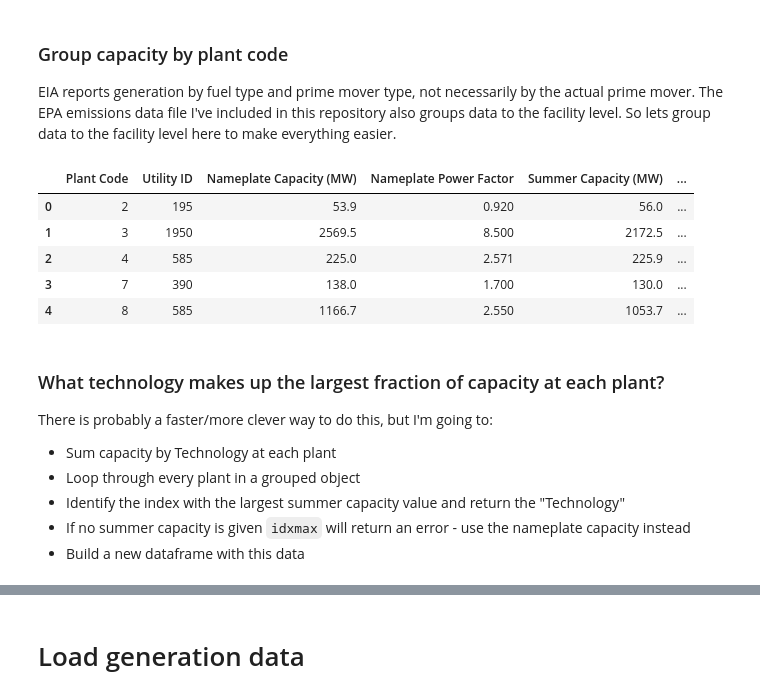
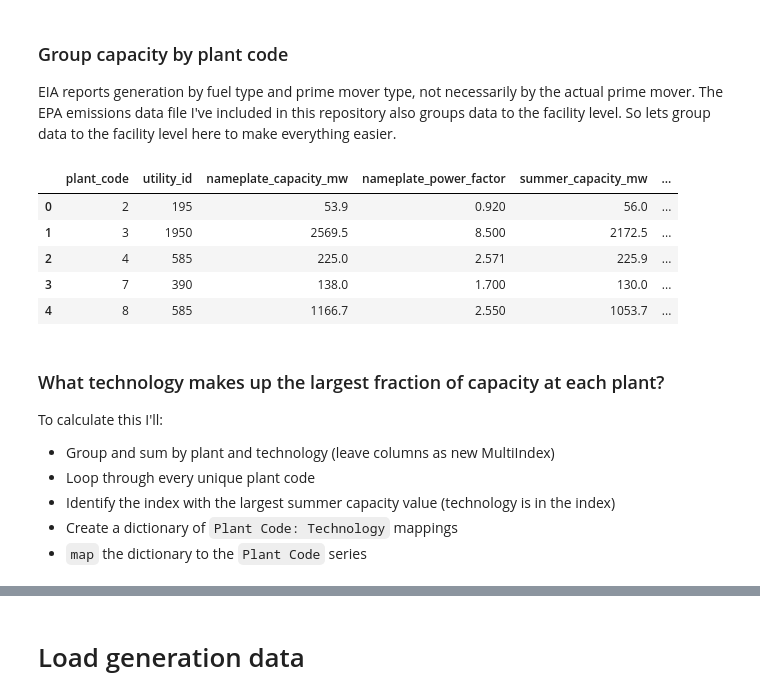
Before and after one commit to gschivley/python-data-analysis-class, a Jupyter notebook: notebooks/Pandas/2 - Explore file imports.ipynb, the cells around one changed output, grey strips where cells are left out. Cells and saved outputs as stored; diff of their text form; code cells hidden in the pictures.

```diff
--- a/notebooks/Pandas/2 - Explore file imports.ipynb
+++ b/notebooks/Pandas/2 - Explore file imports.ipynb
@@ -348,13 +359,18 @@ Multiple Fuels?                                                             obje
 Cofire Fuels?                                                               object
 Switch Between Oil and Natural Gas?                                         object
 dtype: object
+# %%
+capacity.columns = (capacity.columns.str.lower()
+                                    .str.replace('[^0-9a-z]+', ' ')
+                                    .str.strip()
+                                    .str.replace(' ', '_'))
 # %% [markdown]
 ### Group capacity by plant code
 EIA reports generation by fuel type and prime mover type, not necessarily by the actual prime mover. The EPA emissions data file I've included in this repository also groups data to the facility level. So lets group data to the facility level here to make everything easier.
 # %%
-capacity.groupby('Plant Code', as_index=False).sum().head()
+capacity.groupby('plant_code', as_index=False).sum().head()
 # %% [output]
-|  | Plant Code | Utility ID | Nameplate Capacity (MW) | Nameplate Power Factor | Summer Capacity (MW) | ... |
+|  | plant_code | utility_id | nameplate_capacity_mw | nameplate_power_factor | summer_capacity_mw | ... |
 | 0 | 2 | 195 | 53.9 | 0.920 | 56.0 | ... |
 | 1 | 3 | 1950 | 2569.5 | 8.500 | 2172.5 | ... |
 | 2 | 4 | 585 | 225.0 | 2.571 | 225.9 | ... |
@@ -362,11 +378,10 @@ capacity.groupby('Plant Code', as_index=False).sum().head()
 | 4 | 8 | 585 | 1166.7 | 2.550 | 1053.7 | ... |
 # %% [markdown]
 ### What technology makes up the largest fraction of capacity at each plant?
-
-There is probably a faster/more clever way to do this, but I'm going to:
-- Sum capacity by Technology at each plant
-- Loop through every plant in a grouped object
-- Identify the index with the largest summer capacity value and return the "Technology"
-- If no summer capacity is given `idxmax` will return an error - use the nameplate capacity instead
-- Build a new dataframe with this data
+To calculate this I'll:
+- Group and sum by plant and technology (leave columns as new MultiIndex)
+- Loop through every unique plant code
+- Identify the index with the largest summer capacity value (technology is in the index)
+- Create a dictionary of `Plant Code: Technology` mappings
+- `map` the dictionary to the `Plant Code` series
 # %%
```
Also changed, not shown: parts of 21 cells of this notebook.
